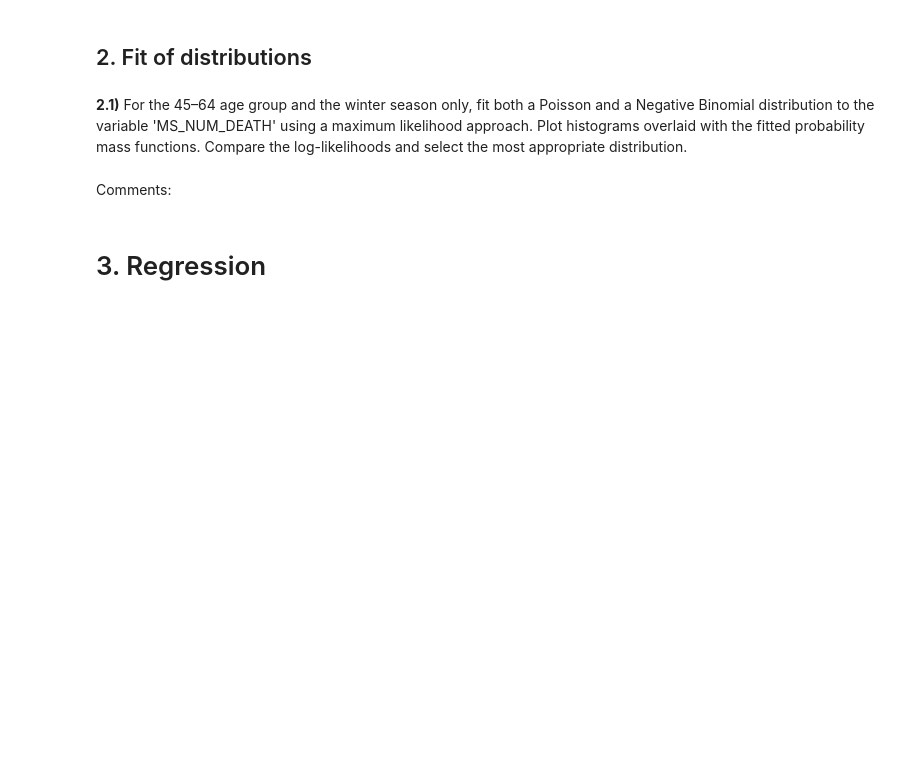
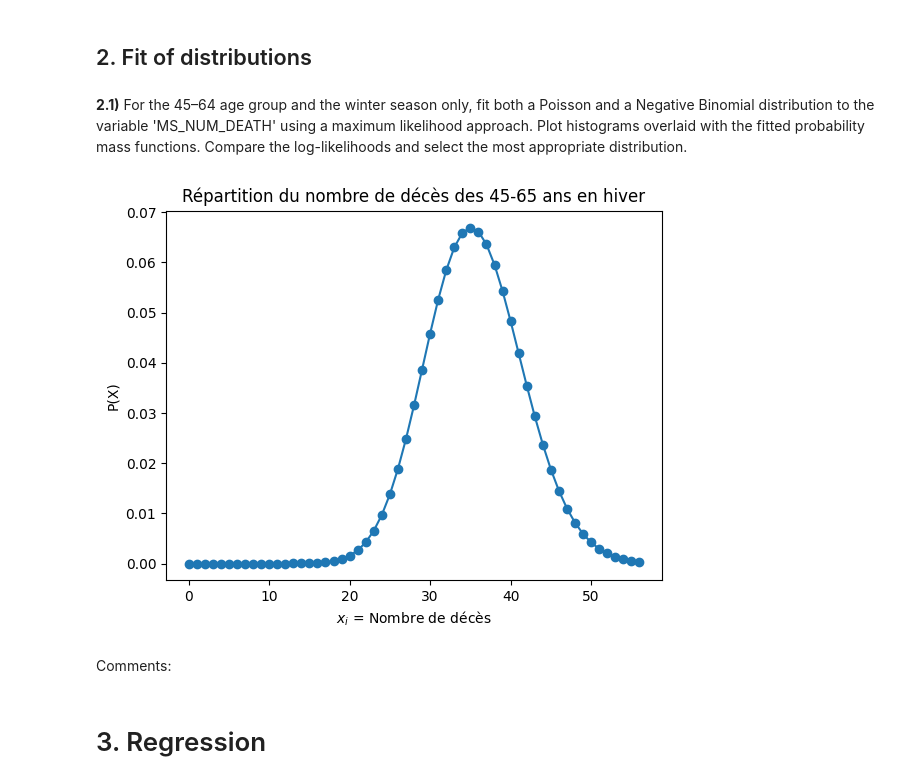
Before and after one commit to IvanGregoire/Hackathon_1, a Jupyter notebook: Hackathon_26_27.ipynb, the cells around one changed output. Saved outputs shown, nothing was run; the diff lists cells and outputs as text; code cells hidden in the pictures; blank space fills up the shorter version.

```diff
--- a/Hackathon_26_27.ipynb
+++ b/Hackathon_26_27.ipynb
@@ -94,6 +94,25 @@ Comments:
 **2.1)** For the 45–64 age group and the winter season only, fit both a Poisson and a Negative Binomial distribution to the variable 'MS_NUM_DEATH' using a maximum likelihood approach. Plot histograms overlaid with the fitted probability mass functions. Compare the log-likelihoods and select the most appropriate distribution.
 # %%
 # Code here
+import numpy as np
+from scipy.stats import poisson #pmf(k, mu, loc=0) k est la valeur dont on veut la proba
+from scipy.stats import nbinom
+values = data.loc[(data["CD_AGEGROUP"] == "45-64") & (data["season"] == "winter"), "MS_NUM_DEATH"]
+#print(values)
+lambda_poisson = values.mean() #Nombre de décès moyen
+
+x = np.arange(0, values.max() +1) #La distribution du nombre de décès => 0 au max observé (xi est le nombre de décès)
+
+X_poisson = poisson.pmf(x, mu=lambda_poisson) #Xi est la proba du décès (.pmf est pour les variables discètes et .pdf pour les continues)
+#Il faut encore faire la binomiale négative et le likelihoods, mais je ferai ça plus tard
+
+plt.plot(x, X_poisson, "o-")
+plt.xlabel("$x_i$ = Nombre de décès")
+plt.ylabel("P(X)")
+plt.title("Répartition du nombre de décès des 45-65 ans en hiver")
+plt.show()
+# %% [output]
+[figure, added]
 # %% [markdown]
 Comments:
 # %% [markdown]
```
